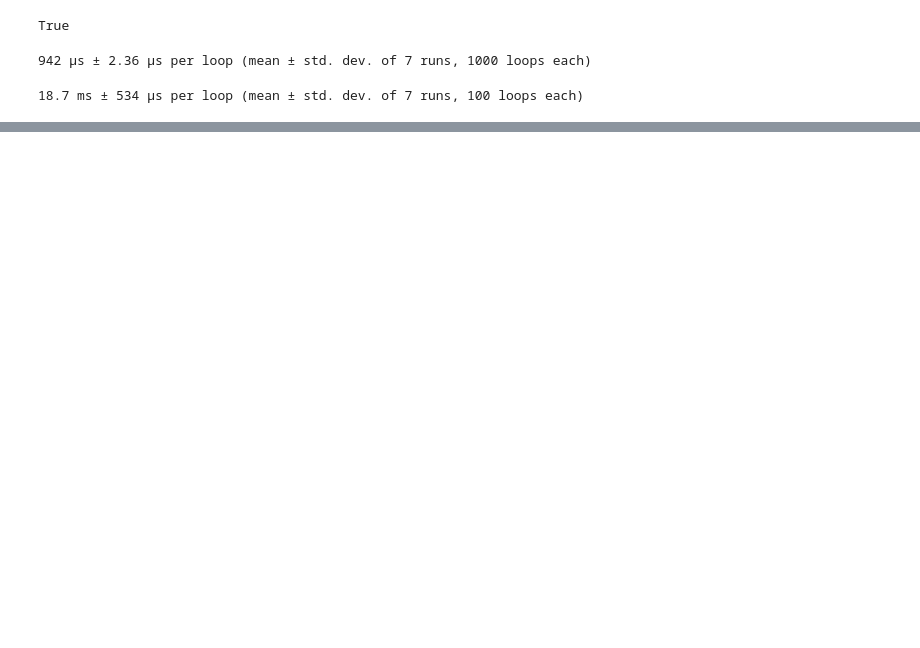
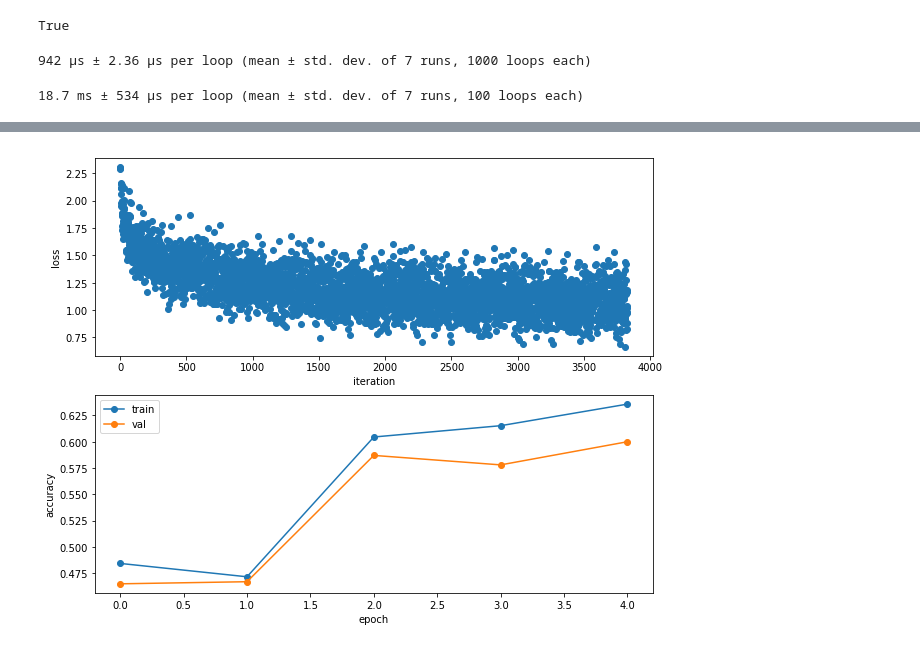
Before and after one commit to dragonbook/cs231n-assignments, a Jupyter notebook: assignment2/my/classfication.ipynb, the cells around one changed output, grey strips where cells are left out. Drawn from its saved outputs; the diff is of its cells as text; code cells hidden in the pictures; blank space fills up the shorter version.

```diff
--- a/assignment2/my/classfication.ipynb
+++ b/assignment2/my/classfication.ipynb
@@ -108,0 +299,24 @@ ans = example_model.type(torch.FloatTensor)(x_var.cpu())
+# %%
+torch.cuda.random.manual_seed(12345)
+#example_dropout_model.apply(reset)
+
+# model
+example_dropout_model = models.ExampleDropoutNet().type(dtype)
+example_dropout_loss_fn = nn.CrossEntropyLoss().type(dtype)
+
+#example_dropout_optimizer = optim.Adam(example_dropout_model.parameters(), lr=1e-3)
+example_dropout_optimizer = optim.SGD(example_dropout_model.parameters(), lr=0.001, momentum=0.9)
+#example_dropout_optimizer = optim.RMSprop(example_dropout_model.parameters(), lr=1e-4)
+
+example_dropout_exp_lr_scheduler = None
+#example_dropout_exp_lr_scheduler = lr_scheduler.StepLR(example_dropout_optimizer, step_size=1, gamma=0.1)
+
+example_dropout_solver = solver.ClassificationSolver(loader_train=loader_train, loader_val=loader_val,
+                                     model=example_dropout_model,
+                                     loss_fn=example_dropout_loss_fn,
+                                     optimizer=example_dropout_optimizer,
+                                     scheduler=None,
+                                     dtype=dtype,
+                                     num_epochs=5, verbose=True)
+
+example_dropout_solver.train()
@@ -108,0 +341,4 @@ ans = example_model.type(torch.FloatTensor)(x_var.cpu())
+# %%
+show_training(example_dropout_solver)
+# %% [output]
+[figure, added]
```
Also changed, not shown: parts of 22 cells of this notebook, 6 other files.
